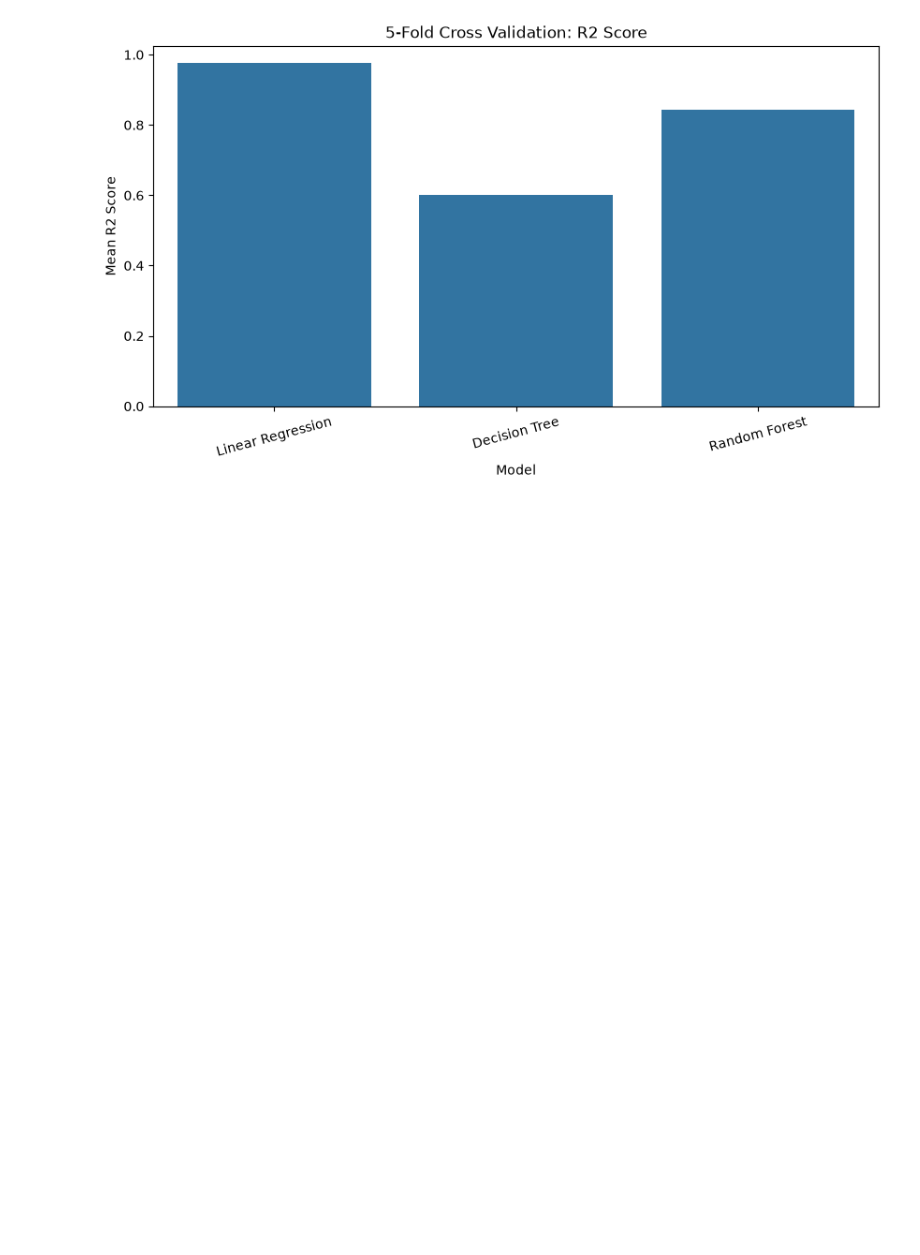
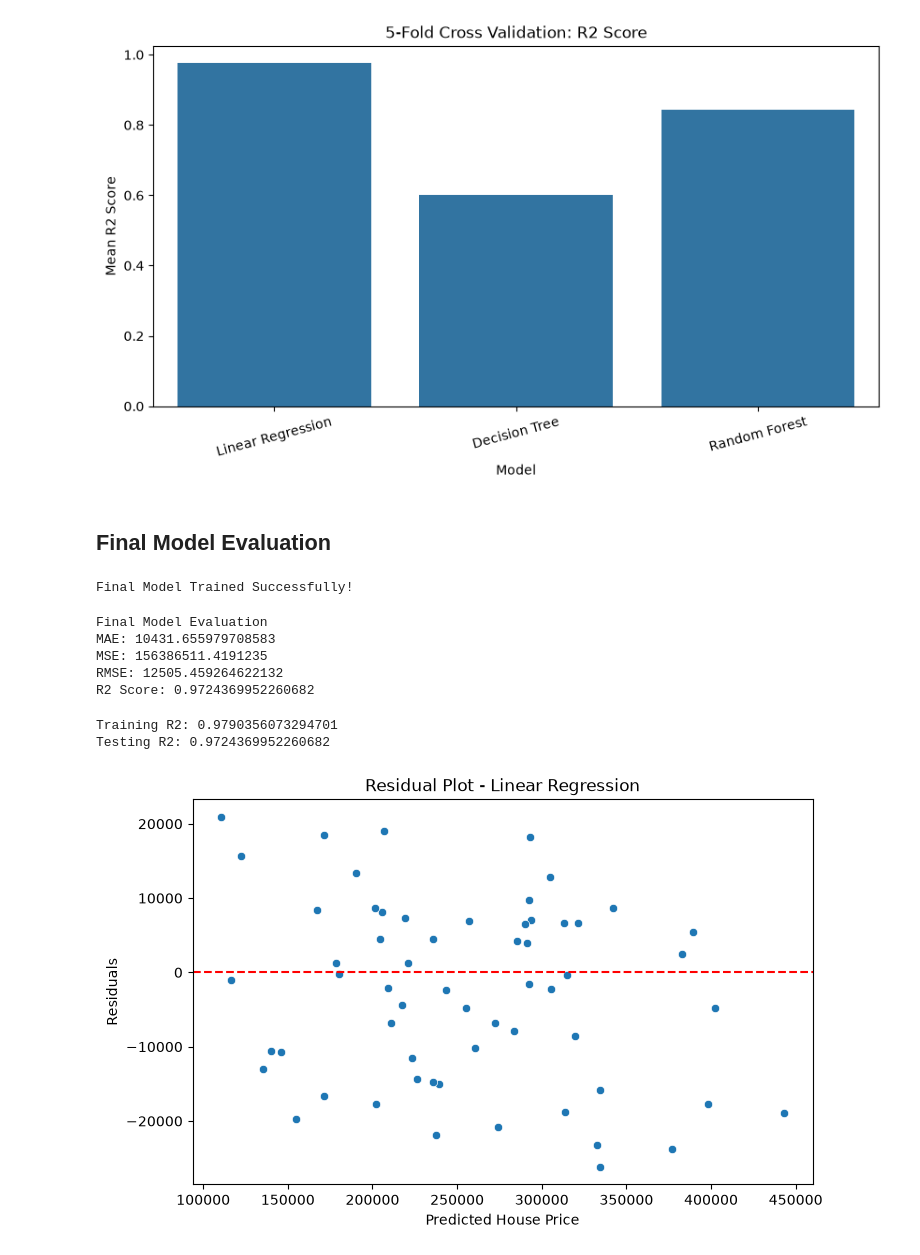
Before and after one commit to mdraihanmostafa746-coder/House-Price-Prediction-, a Jupyter notebook: notebooks/houseprediction.ipynb, the cells around one changed output. Drawn from its saved outputs; the diff is of its cells as text; code cells hidden in the pictures; blank space fills up the shorter version.

Commit message:
Complete Final Model Evaluation

```diff
--- a/notebooks/houseprediction.ipynb
+++ b/notebooks/houseprediction.ipynb
@@ -622,3 +622,78 @@ plt.xticks(rotation=15)
 plt.show()
 # %% [output]
 [figure]
+# %% [markdown]
+## Final Model Evaluation
+# %%
+final_model = LinearRegression()
+
+final_model.fit(X_train, y_train)
+
+print("Final Model Trained Successfully!")
+# %% [output]
+Final Model Trained Successfully!
+# %%
+y_pred_final = final_model.predict(X_test)
+# %%
+final_mae = mean_absolute_error(
+    y_test, y_pred_final
+)
+
+final_mse = mean_squared_error(
+    y_test, y_pred_final
+)
+
+final_rmse = np.sqrt(final_mse)
+
+final_r2 = r2_score(
+    y_test, y_pred_final
+)
+
+print("Final Model Evaluation")
+
+print("MAE:", final_mae)
+print("MSE:", final_mse)
+print("RMSE:", final_rmse)
+print("R2 Score:", final_r2)
+# %% [output]
+Final Model Evaluation
+MAE: 10431.655979708583
+MSE: 156386511.4191235
+RMSE: 12505.459264622132
+R2 Score: 0.9724369952260682
+# %%
+train_pred = final_model.predict(X_train)
+
+train_r2 = r2_score(y_train, train_pred)
+
+test_r2 = r2_score(y_test, y_pred_final)
+
+print("Training R2:", train_r2)
+print("Testing R2:", test_r2)
+# %% [output]
+Training R2: 0.9790356073294701
+Testing R2: 0.9724369952260682
+# %%
+residuals = y_test - y_pred_final
+
+plt.figure(figsize=(8, 5))
+
+sns.scatterplot(
+    x=y_pred_final,
+    y=residuals
+)
+
+plt.axhline(
+    y=0,
+    color='red',
+    linestyle='--'
+)
+
+plt.xlabel('Predicted House Price')
+plt.ylabel('Residuals')
+
+plt.title('Residual Plot - Linear Regression')
+
+plt.show()
+# %% [output]
+[figure, added]
```
Also changed, not shown: 1 other file.
